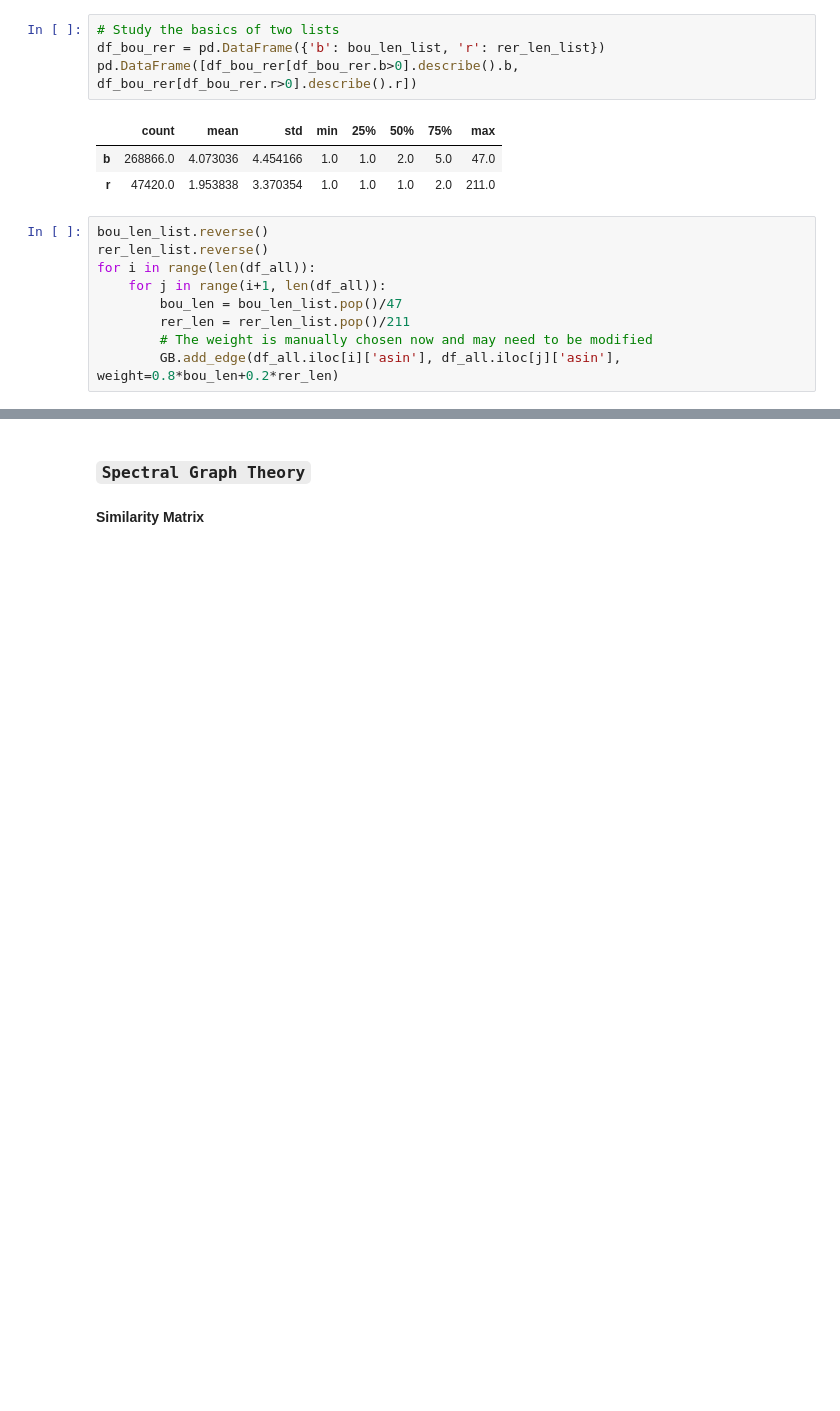
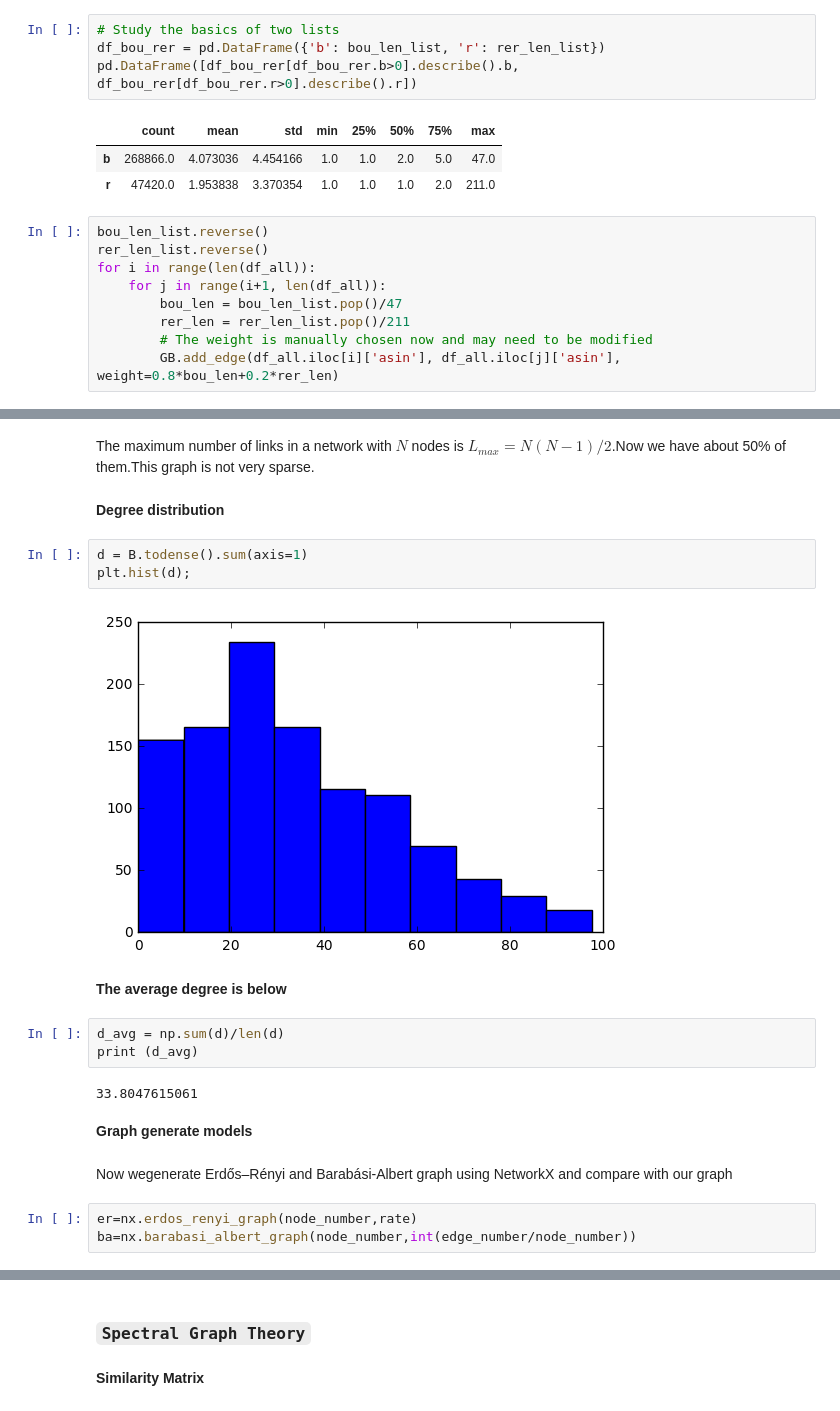
Before and after one commit to xiangzhemeng/Amazon-Electronic-Product-Network-Analysis, a Jupyter notebook: project main notebook.ipynb, the cells around one changed output, grey strips where cells are left out. Saved outputs shown, nothing was run; the diff lists cells and outputs as text; blank space fills up the shorter version.

```diff
--- a/project main notebook.ipynb
+++ b/project main notebook.ipynb
@@ -614,0 +639,23 @@ matrix([[ 0.        ,  0.00094787,  0.15887869, ...,  0.        ,
+# %% [markdown]
+The maximum number of links in a network with $N$ nodes is $L_{max}=N(N-1)/2$.Now we have about 50% of them.This graph is not very sparse.
+# %% [markdown]
+**Degree distribution**
+# %%
+d = B.todense().sum(axis=1)
+plt.hist(d);
+# %% [output]
+[figure, added]
+# %% [markdown]
+**The average degree is below**
+# %%
+d_avg = np.sum(d)/len(d)
+print (d_avg)
+# %% [output]
+33.8047615061
+# %% [markdown]
+**Graph generate models**
+# %% [markdown]
+Now wegenerate Erdős–Rényi and Barabási-Albert graph using NetworkX and compare with our graph
+# %%
+er=nx.erdos_renyi_graph(node_number,rate)
+ba=nx.barabasi_albert_graph(node_number,int(edge_number/node_number))
```
Also changed, not shown: parts of 36 cells of this notebook.
